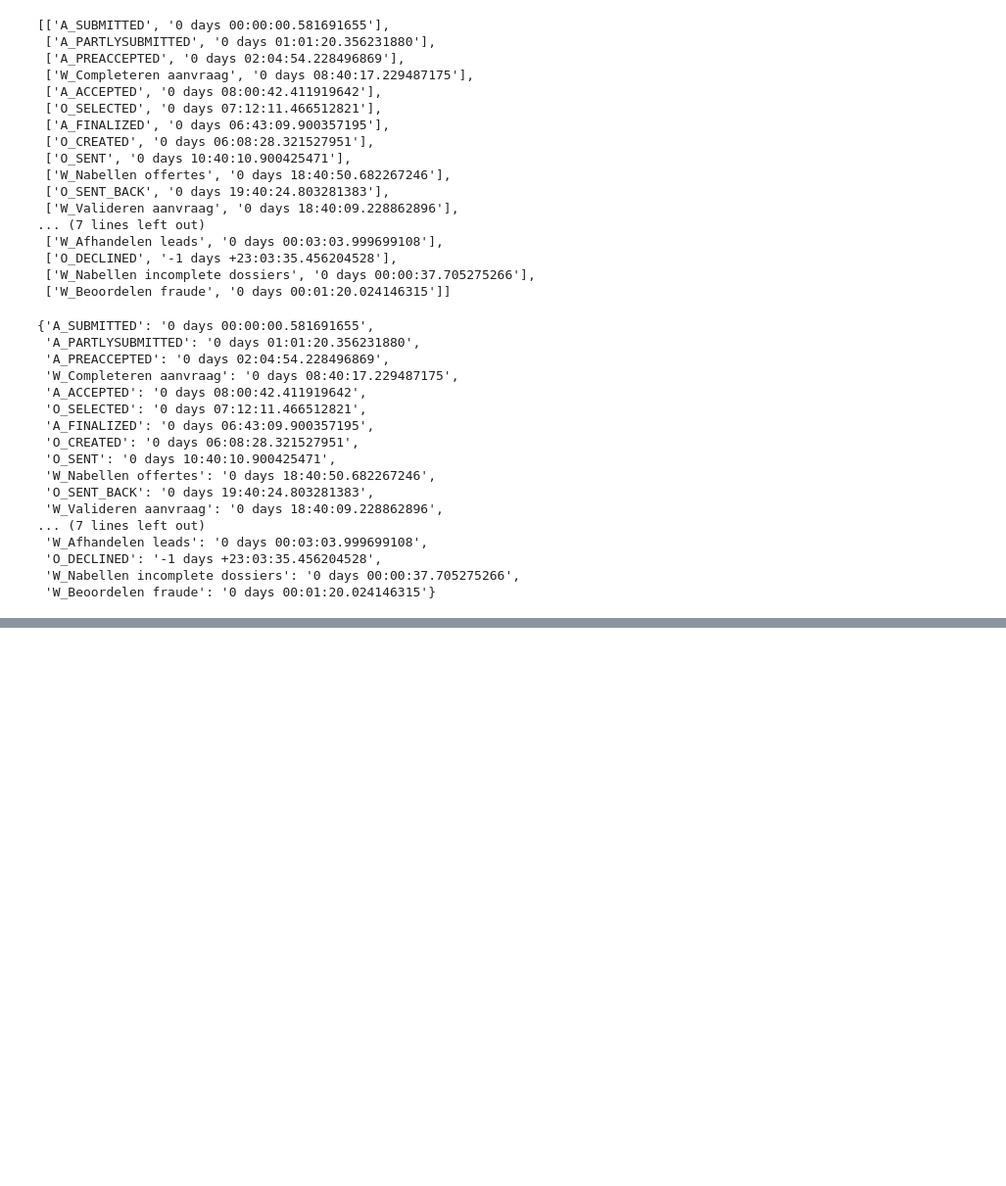
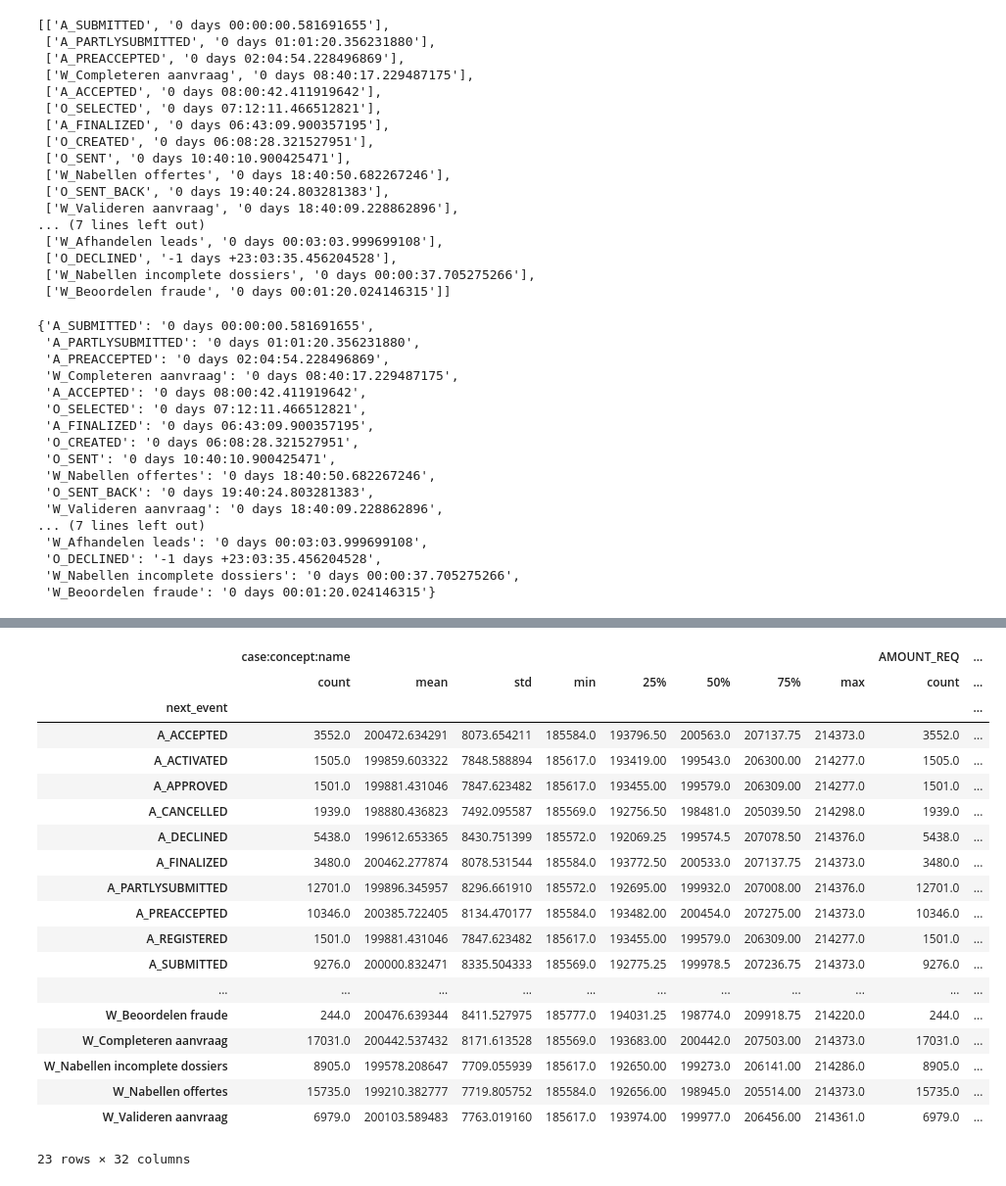
Before and after one commit to NickSot/process_mining, a Jupyter notebook: train_test_split_event_prediction_analysis-Copy1.ipynb, the cells around one changed output, grey strips where cells are left out. Shown: that part at 98% size. Drawn from its saved outputs; the diff is of its cells as text; code cells hidden in the pictures; blank space fills up the shorter version.

```diff
--- a/train_test_split_event_prediction_analysis-Copy1.ipynb
+++ b/train_test_split_event_prediction_analysis-Copy1.ipynb
@@ -281,0 +377,23 @@ plt.show(block=False)
+# %%
+df.groupby('next_event').describe()
+# %% [output]
+|  | case:concept:name |  |  |  |  |  |  |  | AMOUNT_REQ | ... |
+|  | count | mean | std | min | 25% | 50% | 75% | max | count | ... |
+| next_event |  |  |  |  |  |  |  |  |  | ... |
+| A_ACCEPTED | 3552.0 | 200472.634291 | 8073.654211 | 185584.0 | 193796.50 | 200563.0 | 207137.75 | 214373.0 | 3552.0 | ... |
+| A_ACTIVATED | 1505.0 | 199859.603322 | 7848.588894 | 185617.0 | 193419.00 | 199543.0 | 206300.00 | 214277.0 | 1505.0 | ... |
+| A_APPROVED | 1501.0 | 199881.431046 | 7847.623482 | 185617.0 | 193455.00 | 199579.0 | 206309.00 | 214277.0 | 1501.0 | ... |
+| A_CANCELLED | 1939.0 | 198880.436823 | 7492.095587 | 185569.0 | 192756.50 | 198481.0 | 205039.50 | 214298.0 | 1939.0 | ... |
+| A_DECLINED | 5438.0 | 199612.653365 | 8430.751399 | 185572.0 | 192069.25 | 199574.5 | 207078.50 | 214376.0 | 5438.0 | ... |
+| A_FINALIZED | 3480.0 | 200462.277874 | 8078.531544 | 185584.0 | 193772.50 | 200533.0 | 207137.75 | 214373.0 | 3480.0 | ... |
+| A_PARTLYSUBMITTED | 12701.0 | 199896.345957 | 8296.661910 | 185572.0 | 192695.00 | 199932.0 | 207008.00 | 214376.0 | 12701.0 | ... |
+| A_PREACCEPTED | 10346.0 | 200385.722405 | 8134.470177 | 185584.0 | 193482.00 | 200454.0 | 207275.00 | 214373.0 | 10346.0 | ... |
+| A_REGISTERED | 1501.0 | 199881.431046 | 7847.623482 | 185617.0 | 193455.00 | 199579.0 | 206309.00 | 214277.0 | 1501.0 | ... |
+| A_SUBMITTED | 9276.0 | 200000.832471 | 8335.504333 | 185569.0 | 192775.25 | 199978.5 | 207236.75 | 214373.0 | 9276.0 | ... |
+| ... | ... | ... | ... | ... | ... | ... | ... | ... | ... | ... |
+| W_Beoordelen fraude | 244.0 | 200476.639344 | 8411.527975 | 185777.0 | 194031.25 | 198774.0 | 209918.75 | 214220.0 | 244.0 | ... |
+| W_Completeren aanvraag | 17031.0 | 200442.537432 | 8171.613528 | 185569.0 | 193683.00 | 200442.0 | 207503.00 | 214373.0 | 17031.0 | ... |
+| W_Nabellen incomplete dossiers | 8905.0 | 199578.208647 | 7709.055939 | 185617.0 | 192650.00 | 199273.0 | 206141.00 | 214286.0 | 8905.0 | ... |
+| W_Nabellen offertes | 15735.0 | 199210.382777 | 7719.805752 | 185584.0 | 192656.00 | 198945.0 | 205514.00 | 214373.0 | 15735.0 | ... |
+| W_Valideren aanvraag | 6979.0 | 200103.589483 | 7763.019160 | 185617.0 | 193974.00 | 199977.0 | 206456.00 | 214361.0 | 6979.0 | ... |
+23 rows × 32 columns
```
Also changed, not shown: parts of 27 cells of this notebook.
